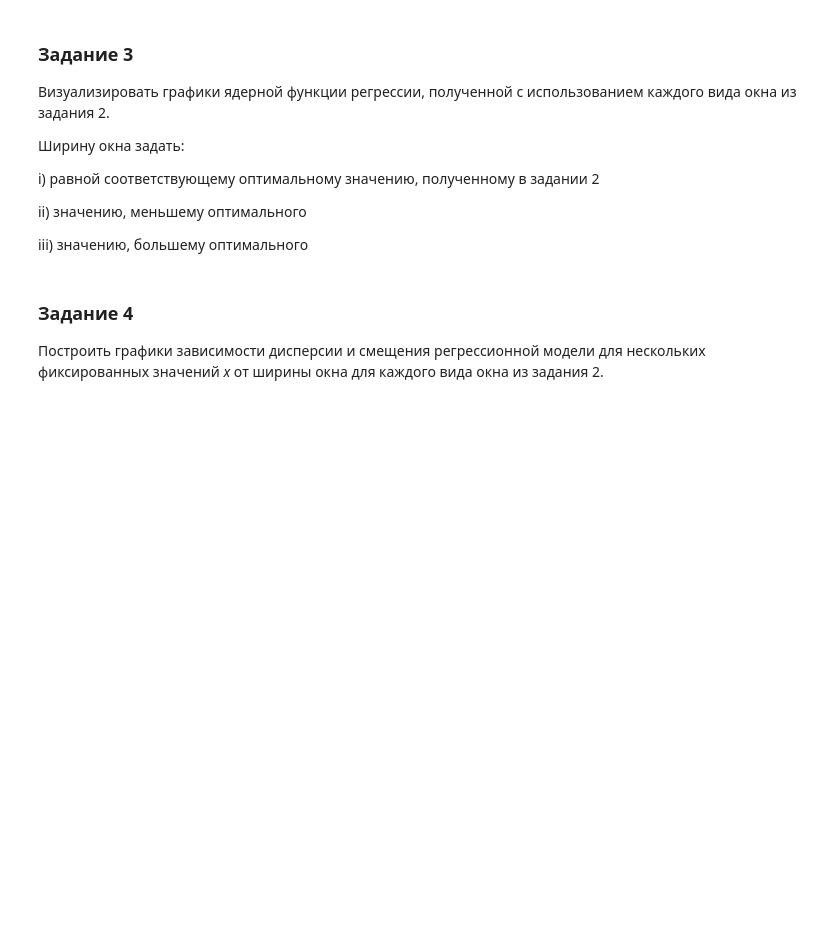
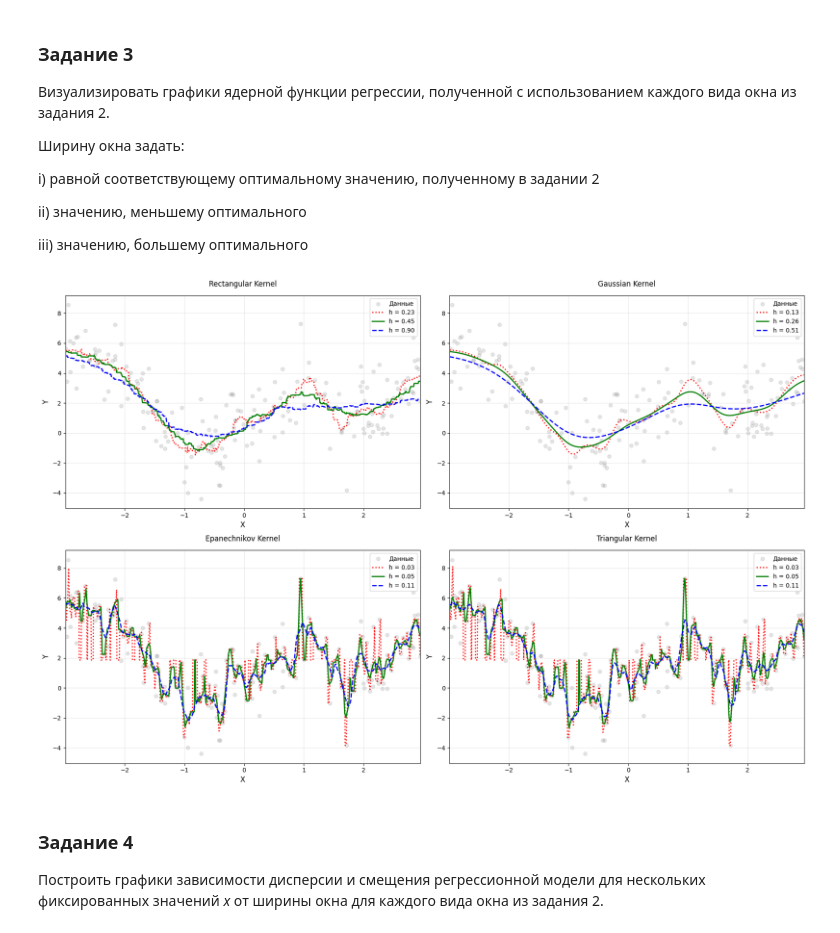
Before and after one commit to nekit2-002/ml-labs, a Jupyter notebook: laba3/laba3.ipynb, the cells around one changed output. Cells and saved outputs as stored; diff of their text form; code cells hidden in the pictures; blank space fills up the shorter version.

```diff
--- a/laba3/laba3.ipynb
+++ b/laba3/laba3.ipynb
@@ -310,11 +310,11 @@ def calc_mse_with_kernel(data, h, kernel):
     return mse
 # %%
 kernels = ['rectangular', 'gaussian', 'epanechnikov', 'triangular']
-h_values = np.logspace(-2, 1, 50)  # Диапазон ширины окна
+h_range = np.logspace(-2, 1, 50)  # Диапазон ширины окна
 results = []
 
 for kernel in kernels:
-    for h in h_values:
+    for h in h_range:
         # Расчет MSE
         mse_train = calc_mse_with_kernel(train_data, h, kernel)
         mse_val = calc_mse_with_kernel(val_data, h, kernel)
@@ -384,6 +384,61 @@ i)  равной  соответствующему  оптимальному  з
 ii) значению, меньшему оптимального
 
 iii) значению, большему оптимального
+# %%
+# Определяем оптимальные значения h из задания 2 (примерные значения)
+optimal_h = {
+    'rectangular': 0.45,
+    'gaussian': 0.256,
+    'epanechnikov': 0.054,
+    'triangular': 0.054
+}
+
+# Создаем сетку для предсказаний
+x_grid = np.linspace(data.iloc[:,0].min(), data.iloc[:,0].max(), 1000)
+
+plt.figure(figsize=(18, 12))
+
+# Цикл по всем типам ядер
+for i, kernel in enumerate(kernels, 1):
+    plt.subplot(2, 2, i)
+
+    # Вычисляем три варианта ширины окна
+    h_opt = optimal_h[kernel]
+    h_values = [0.5*h_opt, h_opt, 2*h_opt]
+    colors = ['red', 'green', 'blue']
+    styles = [':', '-', '--']
+
+    # Визуализация исходных данных
+    plt.scatter(train_data.iloc[:,0], train_data.iloc[:,1],
+                alpha=0.2, color='gray', label='Данные')
+
+    # Расчет и отрисовка для каждого h
+    for h, color, style in zip(h_values, colors, styles):
+        y_pred = kernel_regression(
+            train_data.iloc[:,0].values,
+            train_data.iloc[:,1].values,
+            x_grid,
+            h, kernel
+        )
+
+        plt.plot(x_grid, y_pred,
+                 linewidth=2,
+                 linestyle=style,
+                 color=color,
+                 label=f'h = {h:.2f}')
+
+    # Настройки графика
+    plt.title(f'{kernel.capitalize()} Kernel', pad=15)
+    plt.xlabel('X', fontsize=12)
+    plt.ylabel('Y', fontsize=12)
+    plt.grid(alpha=0.3)
+    plt.legend()
+    plt.xlim(data.iloc[:,0].min(), data.iloc[:,0].max())
+
+plt.tight_layout()
+plt.show()
+# %% [output]
+[figure, added]
 # %% [markdown]
 ### Задание 4
 Построить  графики зависимости дисперсии и смещения регрессионной модели для
```
Also changed, not shown: parts of 3 cells of this notebook.
